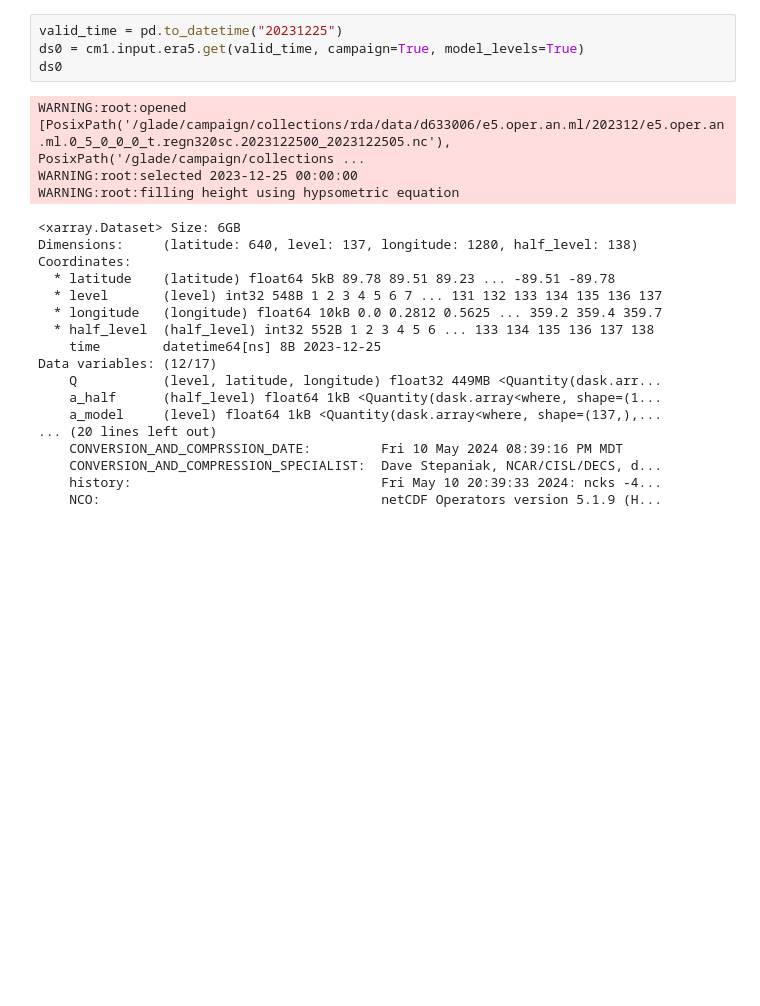
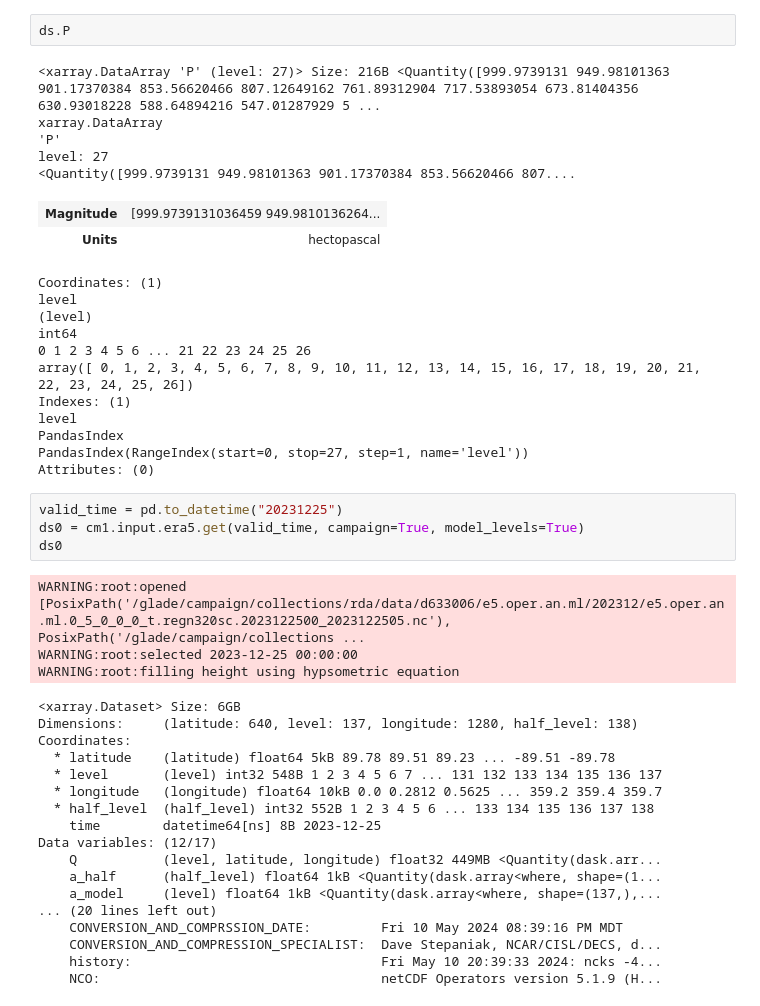
Before and after one commit to ahijevyc/cm1, a Jupyter notebook: soundings/input_sounding_era5.ipynb, the cells around one changed output. Cells and saved outputs as stored; diff of their text form; blank space fills up the shorter version.

```diff
--- a/soundings/input_sounding_era5.ipynb
+++ b/soundings/input_sounding_era5.ipynb
@@ -7,3 +79,24 @@ import pandas as pd
+# %%
+ds.P
+# %% [output]
+<xarray.DataArray 'P' (level: 27)> Size: 216B <Quantity([999.9739131 949.98101363 901.17370384 853.56620466 807.12649162 761.89312904 717.53893054 673.81404356 630.93018228 588.64894216 547.01287929 5 ...
+xarray.DataArray
+'P'
+level: 27
+<Quantity([999.9739131 949.98101363 901.17370384 853.56620466 807....
+| Magnitude | [999.9739131036459 949.9810136264... |
+| Units | hectopascal |
+Coordinates: (1)
+level
+(level)
+int64
+0 1 2 3 4 5 6 ... 21 22 23 24 25 26
+array([ 0, 1, 2, 3, 4, 5, 6, 7, 8, 9, 10, 11, 12, 13, 14, 15, 16, 17, 18, 19, 20, 21, 22, 23, 24, 25, 26])
+Indexes: (1)
+level
+PandasIndex
+PandasIndex(RangeIndex(start=0, stop=27, step=1, name='level'))
+Attributes: (0)
 # %%
 valid_time = pd.to_datetime("20231225")
 ds0 = cm1.input.era5.get(valid_time, campaign=True, model_levels=True)
```
Also changed, not shown: parts of 11 cells of this notebook, 2 other files.
